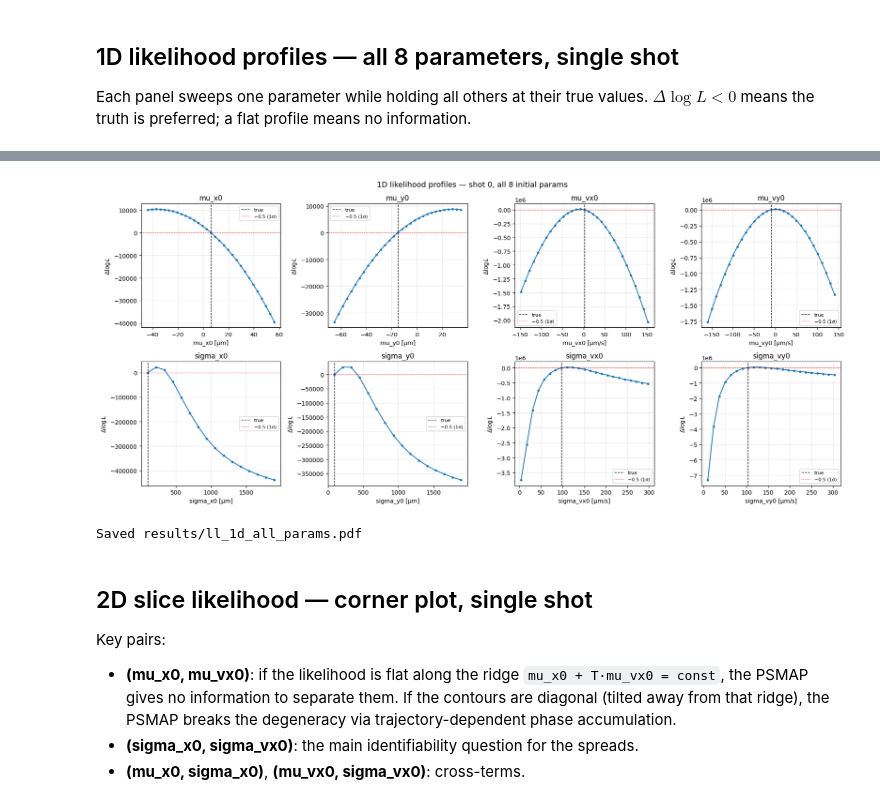
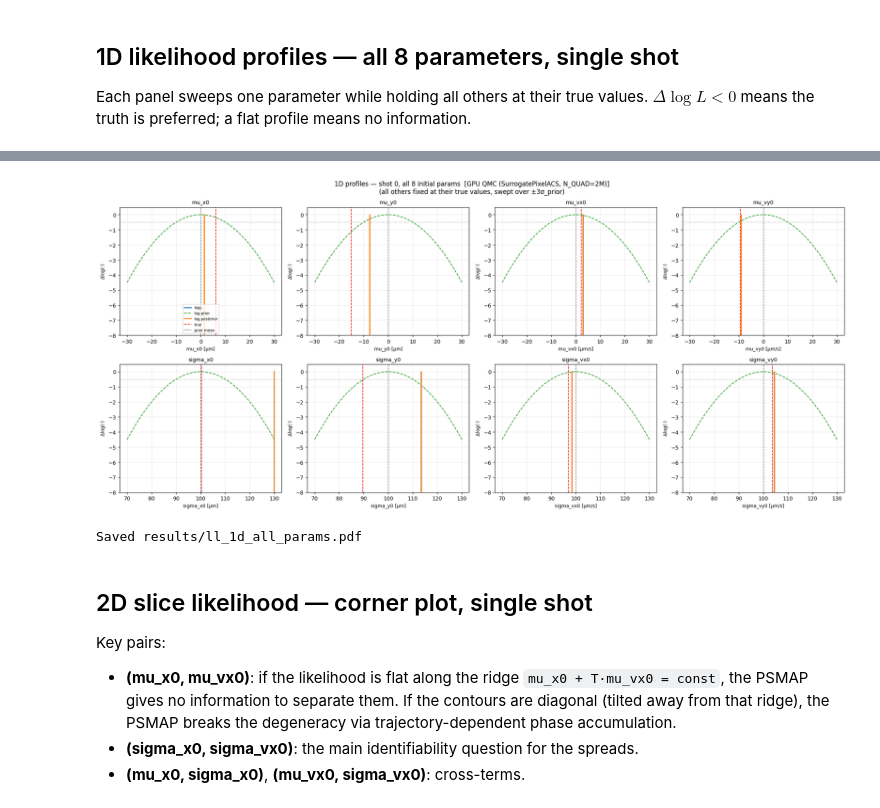
Before and after one commit to noammouelle/gaussian-wavefront-spatially-resolved-inference, a Jupyter notebook: notebooks/image_likelihood_explorer.ipynb, the cells around one changed output, grey strips where cells are left out. Saved outputs shown, nothing was run; the diff lists cells and outputs as text; code cells hidden in the pictures.

```diff
--- a/notebooks/image_likelihood_explorer.ipynb
+++ b/notebooks/image_likelihood_explorer.ipynb
@@ -29,11 +29,12 @@ import matplotlib.pyplot as plt
 
 REPO = os.path.abspath('..')
 sys.path.insert(0, os.path.join(REPO, 'helpers'))
+sys.path.insert(0, os.path.join(REPO, 'python-scripts'))
 sys.path.insert(0, '/home/ndm33/local/aispy')
 
 from helpers import ImageShotDataset
-from psmap_fisher import PSMAPConditionalImageModel
-from aispy.psmap import load_psmap
+from aispy.psmap import load_psmap, PSMAPSurrogate
+from profile_cloud_nuisances import SurrogatePixelACS, SemiAnalyticPixelACS
 
 try:
     import cupy as cp
@@ -49,4 +50,4 @@ except ImportError:
 def lse(a, axis=None):
     if xp is cp:
         return cp_logsumexp(a, axis=axis)
-    return np_logsumexp(a, axis=axis)
+    from scipy.special import logsumexp; return logsumexp(a, axis=axis)
@@ -193,0 +90,13 @@ Evaluating logL at true theta... done (0.1s)  logL = 17071061.74
+# %%
+print('Building evaluators...', end=' ', flush=True)
+t0 = time.perf_counter()
+sur_z0   = PSMAPSurrogate(psmap_z0,   T_DET, use_gpu=True)
+sur_z100 = PSMAPSurrogate(psmap_z100, T_DET, use_gpu=True)
+# QMC base (small N_QUAD — only needed to build GPU grid infrastructure)
+_qmc_z0   = SurrogatePixelACS(sur_z0,   T_DET, edges, edges, n_quad=1024)
+_qmc_z100 = SurrogatePixelACS(sur_z100, T_DET, edges, edges, n_quad=1024)
+# Semi-analytic evaluators (reuse GPU grid from QMC, replace per-bin integral)
+eval_z0   = SemiAnalyticPixelACS(_qmc_z0,   n_gh=N_GH)
+eval_z100 = SemiAnalyticPixelACS(_qmc_z100, n_gh=N_GH)
+print(f'done ({time.perf_counter()-t0:.1f}s)  '
+      f'n_bins={eval_z0.n_bins}  evals/call={eval_z0.n_bins * eval_z0.n_v}')
@@ -250,27 +277,39 @@ Done.
 # %%
-fig, axes = plt.subplots(2, 4, figsize=(18, 8))
+fig, axes = plt.subplots(2, 4, figsize=(20, 9))
 axes = axes.ravel()
 
 for idx, (name, unit, scale, ax) in enumerate(
         zip(PARAM_NAMES, PARAM_UNITS, PARAM_SCALES, axes)):
     vals, lls = results_1d[name]
-    delta = lls - logL_true
-    ax.plot(vals / scale, delta, 'C0-o', ms=3, lw=1.5)
-    ax.axvline(theta_true[idx] / scale, color='k', ls='--', lw=1, label='true')
-    ax.axhline(-0.5, color='r', ls=':', lw=1, label='−0.5 (1σ)')
-    ax.set_xlabel(f'{name} [{unit}]')
-    ax.set_ylabel(r'$\Delta\log L$')
-    ax.set_title(name)
-    ax.grid(True, alpha=0.3)
-    ax.legend(fontsize=8)
+    prior_vals = np.array([log_prior(np.where(np.arange(8)==idx, v, theta_true)) for v in vals])
+    ll_norm    = lls - np.nanmax(lls)
+    prior_norm = prior_vals - np.nanmax(prior_vals)
+    post_norm  = (lls + prior_vals) - np.nanmax(lls + prior_vals)
 
-fig.suptitle(f'1D likelihood profiles — shot {SHOT}, all 8 initial params', fontsize=13)
+    xs = vals / scale
+    ax.plot(xs, ll_norm,    'C0-',  lw=1.8, label='logL')
+    ax.plot(xs, prior_norm, 'C2--', lw=1.4, label='log prior')
+    ax.plot(xs, post_norm,  'C1-',  lw=1.8, label='log posterior')
+    ax.axvline(theta_true[idx] / scale, color='r',  ls='--', lw=1.2, label='true')
+    ax.axvline(PRIOR_MEAN[idx] / scale, color='k',  ls=':',  lw=1.0, label='prior mean')
+    ax.axhline(-0.5, color='gray', ls=':', lw=0.8)
+    ax.set_xlabel(f'{name} [{unit}]', fontsize=9)
+    ax.set_ylabel(r'$\Delta\log(\cdot)$', fontsize=9)
+    ax.set_title(name, fontsize=10)
+    ax.set_ylim(-8, 0.5)
+    ax.grid(True, alpha=0.25)
+    if idx == 0:
+        ax.legend(fontsize=7, loc='lower center')
+
+fig.suptitle(f'1D profiles — shot {SHOT}, all 8 initial params  [{MODEL_TYPE}]\n'
+             f'(all others fixed at their true values, swept over ±3σ_prior)',
+             fontsize=12)
 fig.tight_layout()
 plt.savefig('../results/ll_1d_all_params.pdf', bbox_inches='tight')
 plt.show()
 print('Saved results/ll_1d_all_params.pdf')
 # %% [output]
-[figure, old version]
+[figure, new version]
 Saved results/ll_1d_all_params.pdf
 # %% [markdown]
 ## 2D slice likelihood — corner plot, single shot
```
Also changed, not shown: parts of 12 cells of this notebook, 5 other files.
